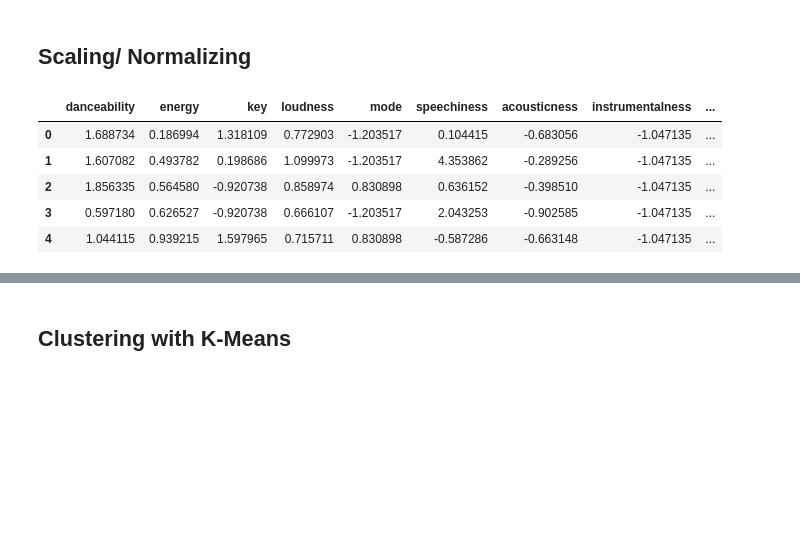
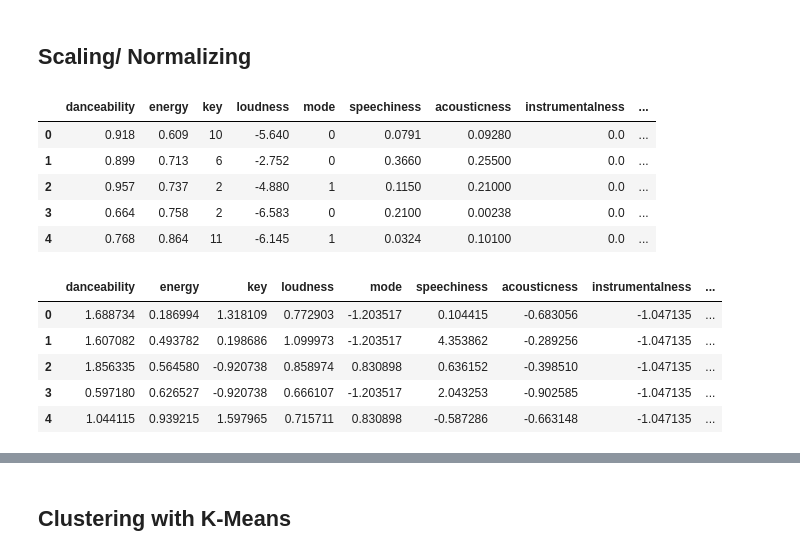
Before and after one commit to ChristinIskander/Song-Recommender-Spotify, a Jupyter notebook: Spotify Clustering.ipynb, the cells around one changed output, grey strips where cells are left out. Drawn from its saved outputs; the diff is of its cells as text; code cells hidden in the pictures; blank space fills up the shorter version.

```diff
--- a/Spotify Clustering.ipynb
+++ b/Spotify Clustering.ipynb
@@ -34,7 +34,7 @@ spotify_list
 spotify_list=spotify_list.drop_duplicates()
 # %%
 spotify_list=spotify_list.drop(columns=['uri', 'track_href','analysis_url','time_signature' ],axis=1)
-spotify_list=spotify_list.drop(columns=['Unnamed: 0.1', 'Unnamed: 0','type','id' ],axis=1)
+spotify_list=spotify_list.drop(columns=['Unnamed: 0.1', 'Unnamed: 0','type','id','duration_ms' ],axis=1)
 spotify_list
 # %% [output]
 |  | danceability | energy | key | loudness | mode | speechiness | acousticness | instrumentalness | ... |
@@ -80,14 +79,21 @@ X.describe()
 # %%
 scaler = StandardScaler()
 scaler.fit(X)
 X_scaled = scaler.transform(X)
 X_scaled_df = pd.DataFrame(X_scaled, columns = X.columns)
+display(X.head())
+print()
 display(X_scaled_df.head())
-print()
 # %% [output]
 |  | danceability | energy | key | loudness | mode | speechiness | acousticness | instrumentalness | ... |
-| 0 | 1.688734 | 0.186994 | 1.318109 | 0.772903 | -1.203517 | 0.104415 | -0.683056 | -1.047135 | ... |
-| 1 | 1.607082 | 0.493782 | 0.198686 | 1.099973 | -1.203517 | 4.353862 | -0.289256 | -1.047135 | ... |
-| 2 | 1.856335 | 0.564580 | -0.920738 | 0.858974 | 0.830898 | 0.636152 | -0.398510 | -1.047135 | ... |
-| 3 | 0.597180 | 0.626527 | -0.920738 | 0.666107 | -1.203517 | 2.043253 | -0.902585 | -1.047135 | ... |
-| 4 | 1.044115 | 0.939215 | 1.597965 | 0.715711 | 0.830898 | -0.587286 | -0.663148 | -1.047135 | ... |
+| 0 | 0.918 | 0.609 | 10 | -5.640 | 0 | 0.0791 | 0.09280 | 0.0 | ... |
+| 1 | 0.899 | 0.713 | 6 | -2.752 | 0 | 0.3660 | 0.25500 | 0.0 | ... |
+| 2 | 0.957 | 0.737 | 2 | -4.880 | 1 | 0.1150 | 0.21000 | 0.0 | ... |
+| 3 | 0.664 | 0.758 | 2 | -6.583 | 0 | 0.2100 | 0.00238 | 0.0 | ... |
+| 4 | 0.768 | 0.864 | 11 | -6.145 | 1 | 0.0324 | 0.10100 | 0.0 | ... |
+|  | danceability | energy | key | loudness | mode | speechiness | acousticness | instrumentalness | ... |
+| 0 | 1.688734 | 0.186994 | 1.318109 | 0.772903 | -1.203517 | 0.104415 | -0.683056 | -1.047135 | ... |
+| 1 | 1.607082 | 0.493782 | 0.198686 | 1.099973 | -1.203517 | 4.353862 | -0.289256 | -1.047135 | ... |
+| 2 | 1.856335 | 0.564580 | -0.920738 | 0.858974 | 0.830898 | 0.636152 | -0.398510 | -1.047135 | ... |
+| 3 | 0.597180 | 0.626527 | -0.920738 | 0.666107 | -1.203517 | 2.043253 | -0.902585 | -1.047135 | ... |
+| 4 | 1.044115 | 0.939215 | 1.597965 | 0.715711 | 0.830898 | -0.587286 | -0.663148 | -1.047135 | ... |
```
Also changed, not shown: parts of 25 cells of this notebook.
